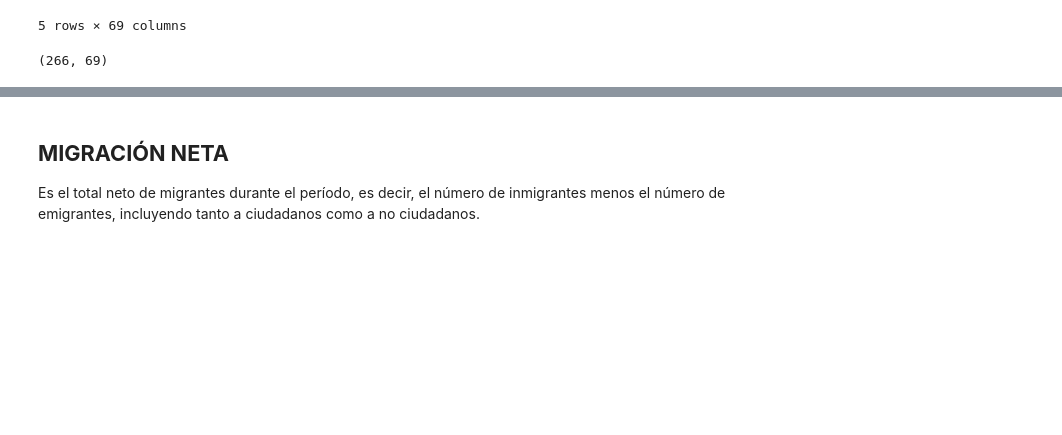
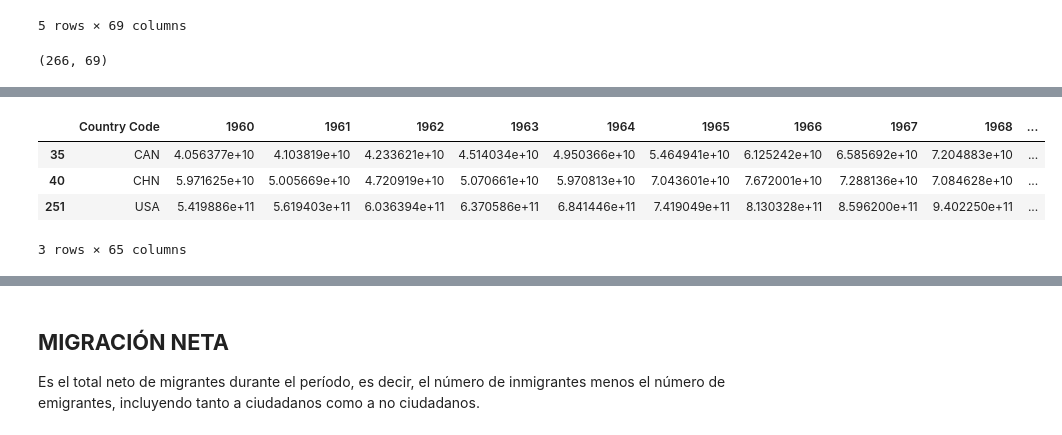
Before and after one commit to Maquililo/prueba-reclutamiento-python, a Jupyter notebook: notebook.ipynb, the cells around one changed output, grey strips where cells are left out. Cells and saved outputs as stored; diff of their text form; code cells hidden in the pictures; blank space fills up the shorter version.

```diff
--- a/notebook.ipynb
+++ b/notebook.ipynb
@@ -88,5 +78,0 @@ pib.shape
-# %%
-threshold = 0.5 * len(pib)
-columns_to_drop = pib.columns[pib.isnull().sum() > threshold]
-pib = pib.drop(columns=columns_to_drop)
-pib.shape
@@ -171,0 +94,8 @@ plt.show()
+# %%
+pib
+# %% [output]
+|  | Country Code | 1960 | 1961 | 1962 | 1963 | 1964 | 1965 | 1966 | 1967 | 1968 | ... |
+| 35 | CAN | 4.056377e+10 | 4.103819e+10 | 4.233621e+10 | 4.514034e+10 | 4.950366e+10 | 5.464941e+10 | 6.125242e+10 | 6.585692e+10 | 7.204883e+10 | ... |
+| 40 | CHN | 5.971625e+10 | 5.005669e+10 | 4.720919e+10 | 5.070661e+10 | 5.970813e+10 | 7.043601e+10 | 7.672001e+10 | 7.288136e+10 | 7.084628e+10 | ... |
+| 251 | USA | 5.419886e+11 | 5.619403e+11 | 6.036394e+11 | 6.370586e+11 | 6.841446e+11 | 7.419049e+11 | 8.130328e+11 | 8.596200e+11 | 9.402250e+11 | ... |
+3 rows × 65 columns
```
Also changed, not shown: parts of 45 cells of this notebook.
